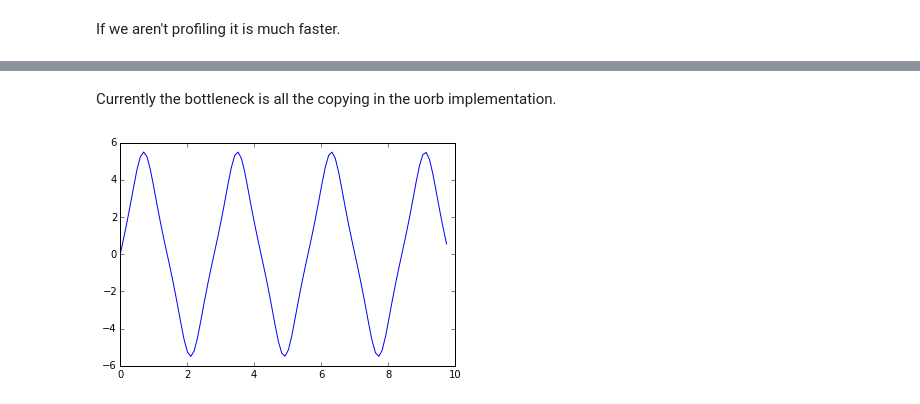
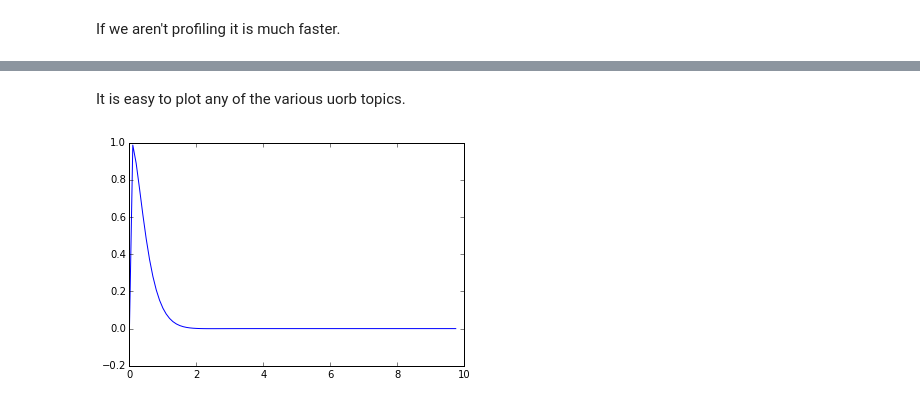
Before and after one commit to jgoppert/PX4-SIL, a Jupyter notebook: PeriodicSim.ipynb, the cells around one changed output, grey strips where cells are left out. Saved outputs shown, nothing was run; the diff lists cells and outputs as text; code cells hidden in the pictures.

```diff
--- a/PeriodicSim.ipynb
+++ b/PeriodicSim.ipynb
@@ -107,23 +157,37 @@ class Controller(PeriodicProcess):
     def __init__(self, period, uorb_manager):
         super(Controller, self).__init__(period)
         self.uorb_manager = uorb_manager
+        self.actuators = uorb.Publication(
+            self.uorb_manager, 'actuator_outputs',
+            uorb.Topic_actuator_outputs(0,
+                output=np.array([0,0,0,0,0,0,0,0]).astype(float),
+                noutputs=1))
+        self.actuators.publish()
 
     def initialize(self, t):
         super(Controller, self).initialize(t)
-        self.actuators = uorb.Publication(
-            self.uorb_manager, 'actuator_outputs',
-            uorb.Topic_actuator_outputs(t*1e6, output=np.array([0,0,0,0,0,0,0,0]).astype(float), noutputs=1))
+
+        self.actuators.data = uorb.Topic_actuator_outputs(
+                t*1e6,
+                output=np.array([0,0,0,0,0,0,0,0]).astype(float))
         self.actuators.publish()
 
         self.pos = uorb.Subscription(
             self.uorb_manager, 'vehicle_global_position')
 
-        self.run(t)
+        self.att = uorb.Subscription(
+            self.uorb_manager, 'vehicle_attitude')
 
     def run(self, t):
+        # get new position/attitude estimation
         self.pos.update()
-        self.actuators.data.timestamp = t*1e6
-        self.actuators.data.output = [self.pos.data.alt,0,0,0,0,0,0,0]
+        self.att.update()
+
+        u = -20*self.att.data.pitch - 6*self.att.data.pitchspeed
+
+        # publish new actuator controls
+        self.actuators.data.timestamp = int(t*1e6)
+        self.actuators.data.output = [u,0,0,0,0,0,0,0]
         self.actuators.publish()
 # %%
 class Logger(PeriodicProcess):
@@ -131,7 +195,11 @@ class Logger(PeriodicProcess):
     def __init__(self, period, tf, uorb_manager):
         super(Logger, self).__init__(period)
         self.uorb_manager = uorb_manager
-        self.topics = ['sim_state', 'vehicle_global_position', 'sensor_combined', 'actuator_outputs']
+        self.topics = ['sim_state',
+                       'vehicle_global_position',
+                       'vehicle_attitude',
+                       'sensor_combined',
+                       'actuator_outputs']
         self.subs = {}
         self.log = {}
         self.tf = tf
@@ -238,10 +308,10 @@ Wall time: 187 ms
-# %% [markdown]
-Currently the bottleneck is all the copying in the uorb implementation.
+# %% [markdown]
+It is easy to plot any of the various uorb topics.
 # %%
-plt.plot(log.vehicle_global_position.timestamp/1e6,
-         log.vehicle_global_position.alt);
+plt.plot(log.vehicle_attitude.timestamp/1e6,
+         log.vehicle_attitude.pitch);
 # %% [output]
-[figure, old version]
+[figure, new version]
 # %%
 plt.plot(log.actuator_outputs.timestamp/1e6,
          log.actuator_outputs.output[:,0]);
```
Also changed, not shown: parts of 10 cells of this notebook, 1 other file.
